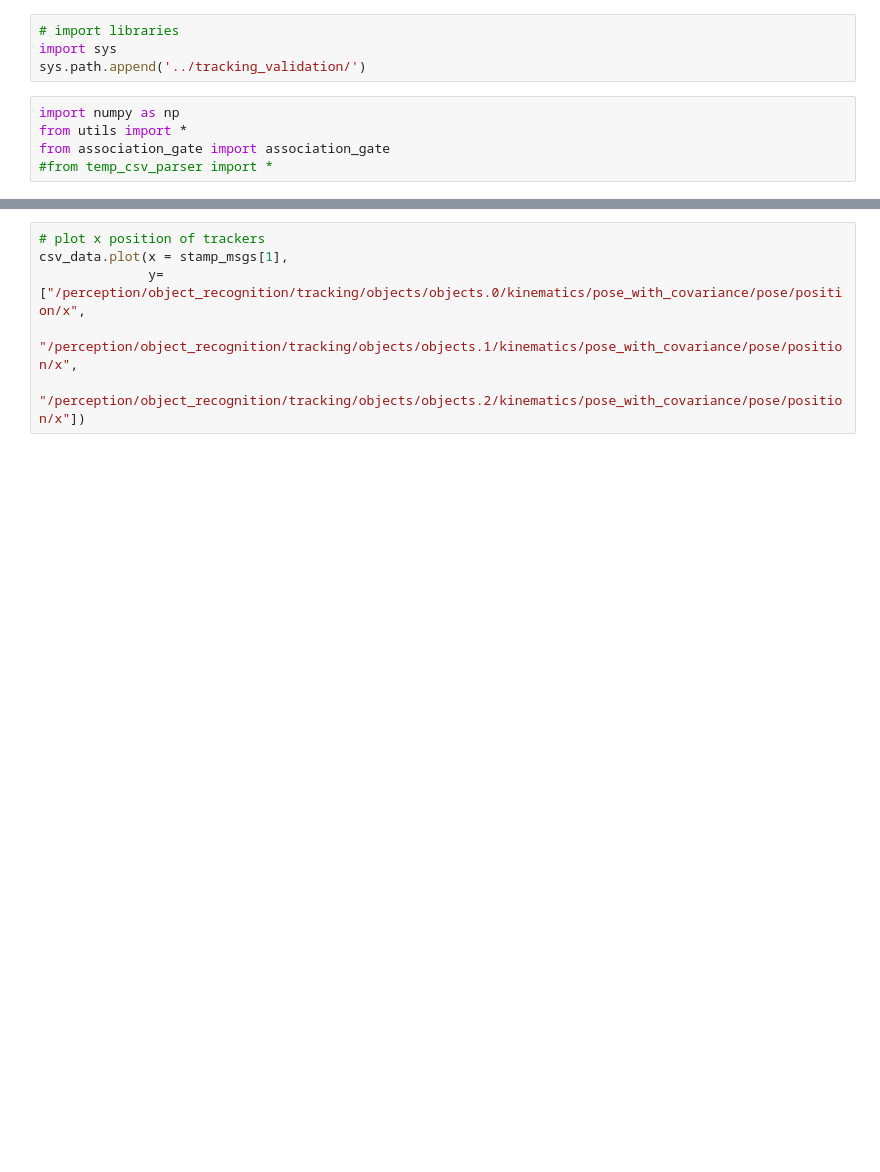
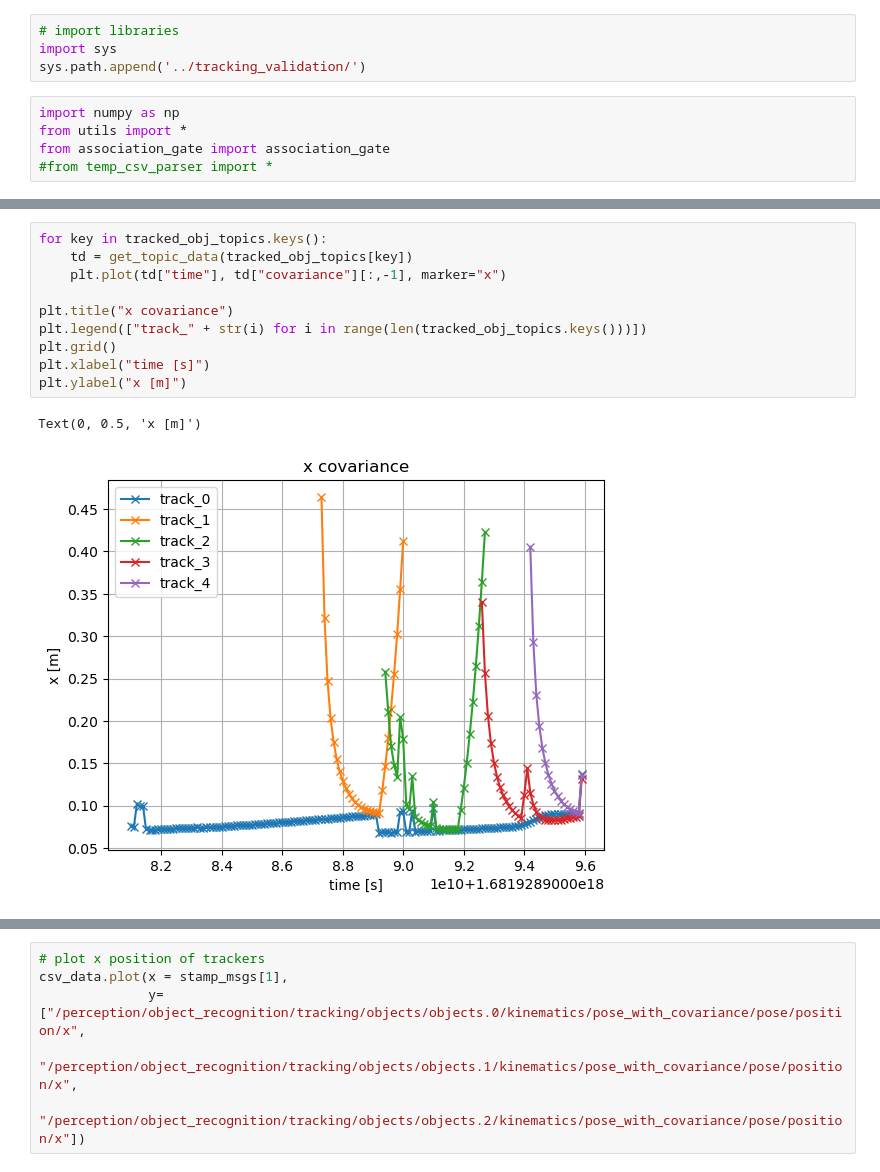
Before and after one commit to YoshiRi/tracking_validation, a Jupyter notebook: notebook/test1.ipynb, the cells around one changed output, grey strips where cells are left out. Drawn from its saved outputs; the diff is of its cells as text; blank space fills up the shorter version.

```diff
--- a/notebook/test1.ipynb
+++ b/notebook/test1.ipynb
@@ -197,0 +160,13 @@ plt.plot(csv_data[stamp_msgs[1]], csv_data["/perception/object_recognition/track
+# %%
+for key in tracked_obj_topics.keys():
+    td = get_topic_data(tracked_obj_topics[key])
+    plt.plot(td["time"], td["covariance"][:,-1], marker="x")
+
+plt.title("x covariance")
+plt.legend(["track_" + str(i) for i in range(len(tracked_obj_topics.keys()))])
+plt.grid()
+plt.xlabel("time [s]")
+plt.ylabel("x [m]")
+# %% [output]
+Text(0, 0.5, 'x [m]')
+[figure, added]
```
Also changed, not shown: parts of 17 cells of this notebook, 3 other files.
